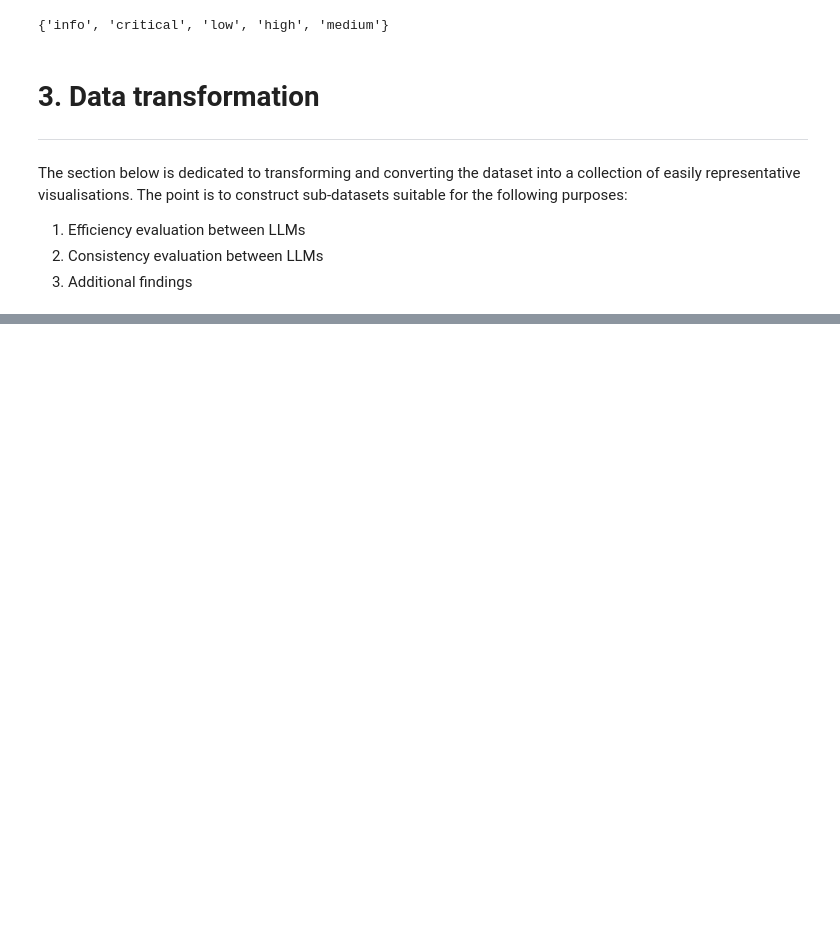
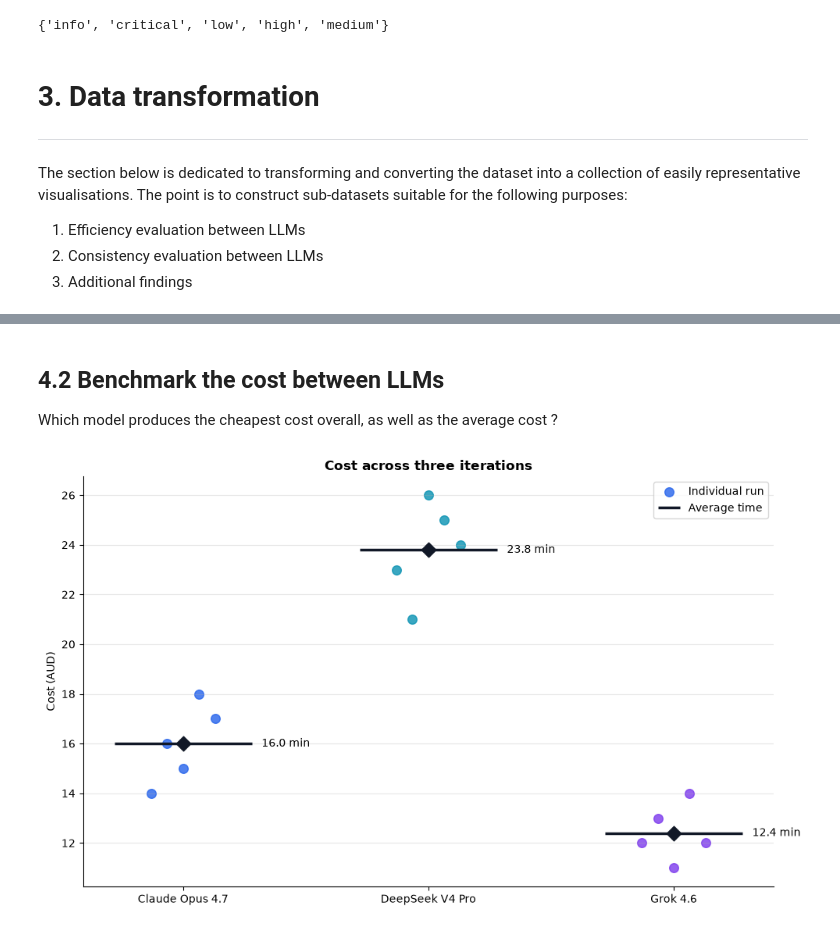
Before and after one commit to hackernese/OpenSec, a Jupyter notebook: results/Analysis.ipynb, the cells around one changed output, grey strips where cells are left out. Drawn from its saved outputs; the diff is of its cells as text; code cells hidden in the pictures; blank space fills up the shorter version.

```diff
--- a/results/Analysis.ipynb
+++ b/results/Analysis.ipynb
@@ -155,0 +179,14 @@ stacked_bar_groups_percent(
+# %% [markdown]
+## 4.2 Benchmark the cost between LLMs
+
+Which model produces the cheapest cost overall, as well as the average cost ?
+# %%
+times = {
+    "Claude Opus 4.7": [14, 16, 15, 18, 17],
+    "DeepSeek V4 Pro": [23, 21, 26, 25, 24],
+    "Grok 4.6": [12, 13, 11, 14, 12],
+}
+
+plot_dot_with_average(times, "Cost across three iterations", "Cost (AUD)")
+# %% [output]
+[figure, added]
```
Also changed, not shown: parts of 7 cells of this notebook, 1 other file.
